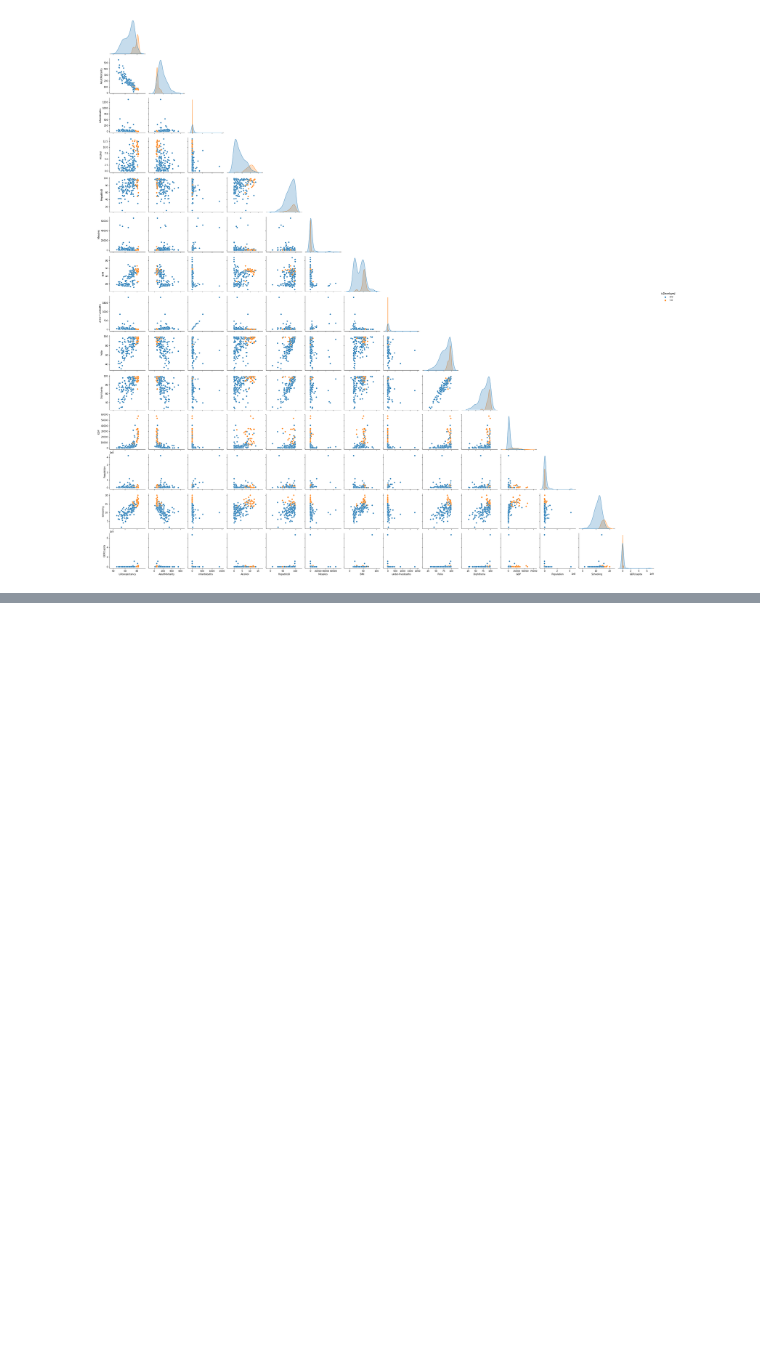
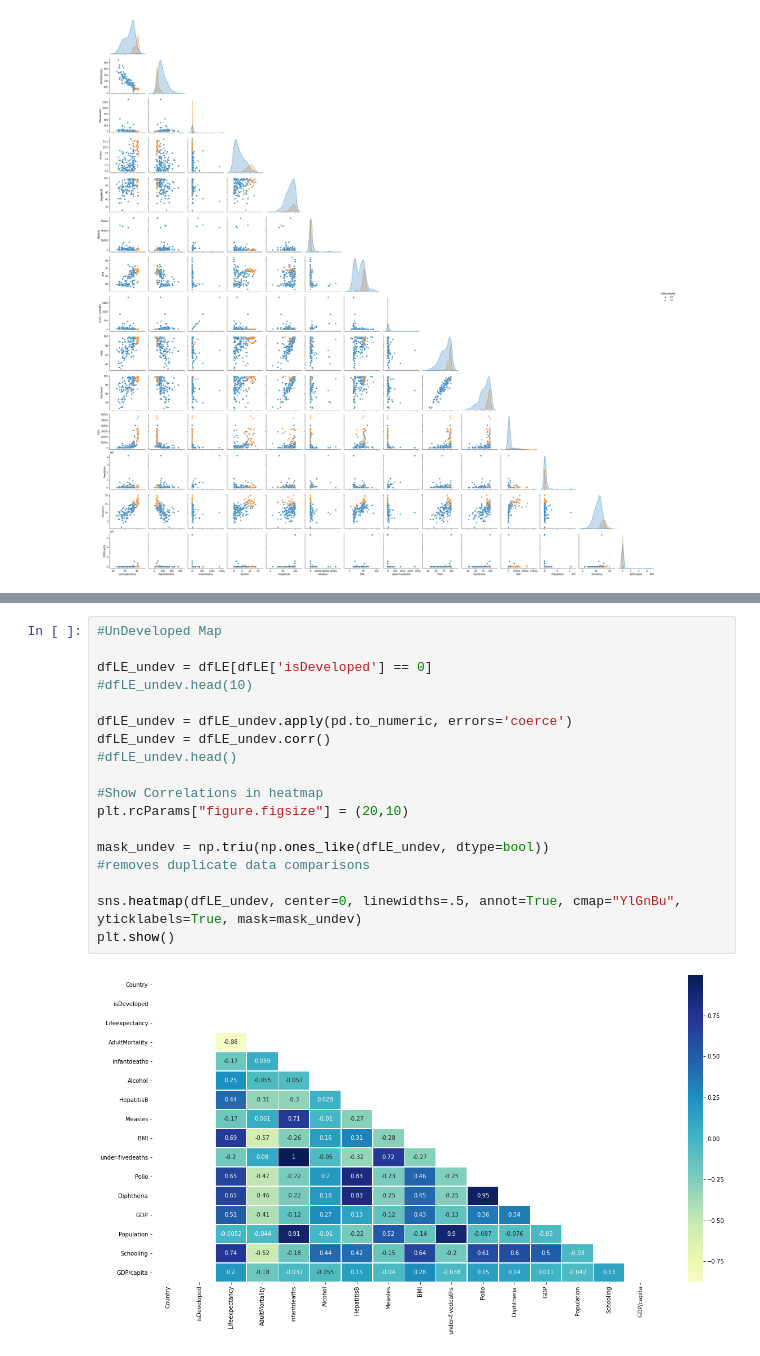
Before and after one commit to JohnHare7/3450_Asn2_Students, a Jupyter notebook: asn2Workbook.ipynb, the cells around one changed output, grey strips where cells are left out. Saved outputs shown, nothing was run; the diff lists cells and outputs as text; blank space fills up the shorter version.

```diff
--- a/asn2Workbook.ipynb
+++ b/asn2Workbook.ipynb
@@ -181,0 +233,20 @@ plt.show()
+# %%
+#UnDeveloped Map
+
+dfLE_undev = dfLE[dfLE['isDeveloped'] == 0]
+#dfLE_undev.head(10)
+
+dfLE_undev = dfLE_undev.apply(pd.to_numeric, errors='coerce')
+dfLE_undev = dfLE_undev.corr()
+#dfLE_undev.head()
+
+#Show Correlations in heatmap
+plt.rcParams["figure.figsize"] = (20,10)
+
+mask_undev = np.triu(np.ones_like(dfLE_undev, dtype=bool))
+#removes duplicate data comparisons
+
+sns.heatmap(dfLE_undev, center=0, linewidths=.5, annot=True, cmap="YlGnBu", yticklabels=True, mask=mask_undev)
+plt.show()
+# %% [output]
+[figure, added]
```
Also changed, not shown: parts of 20 cells of this notebook.
